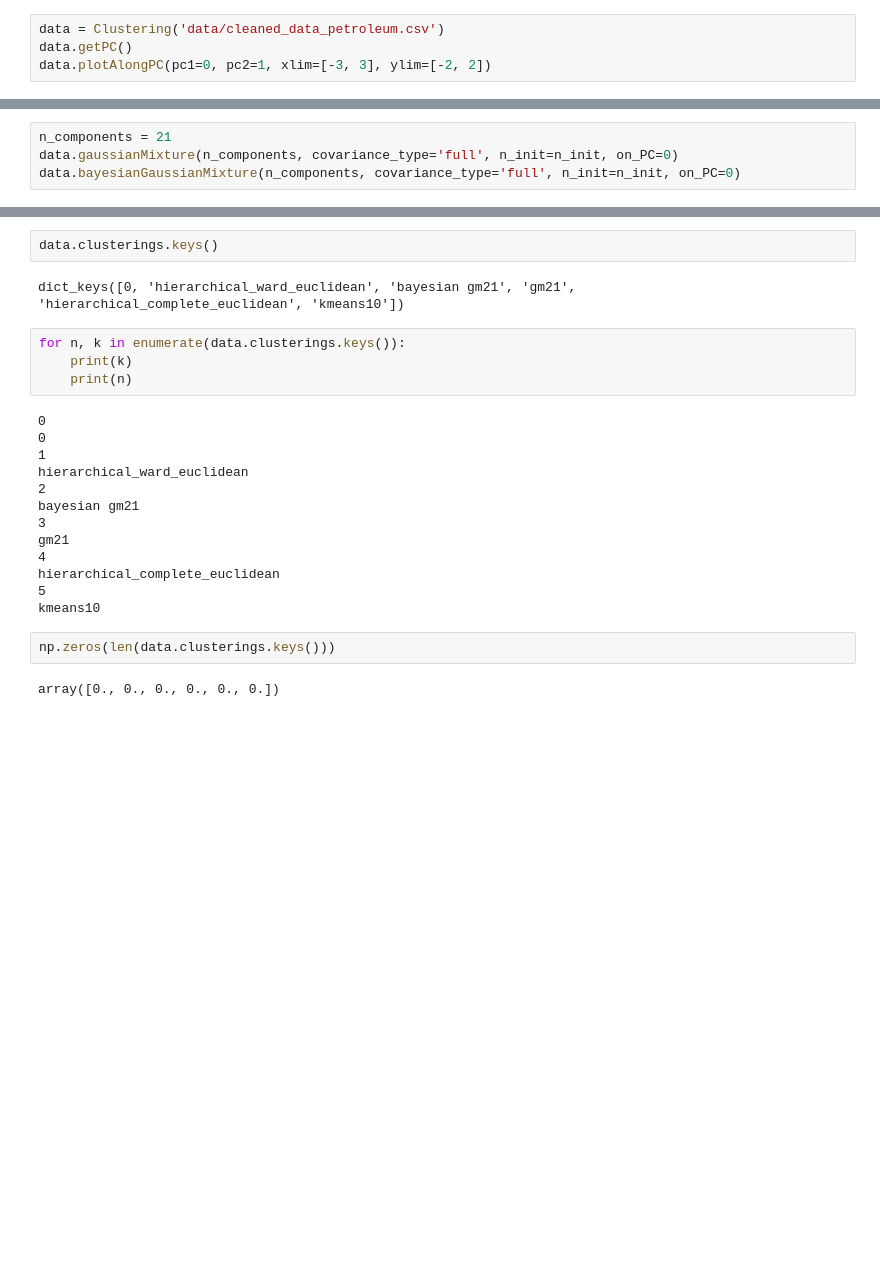
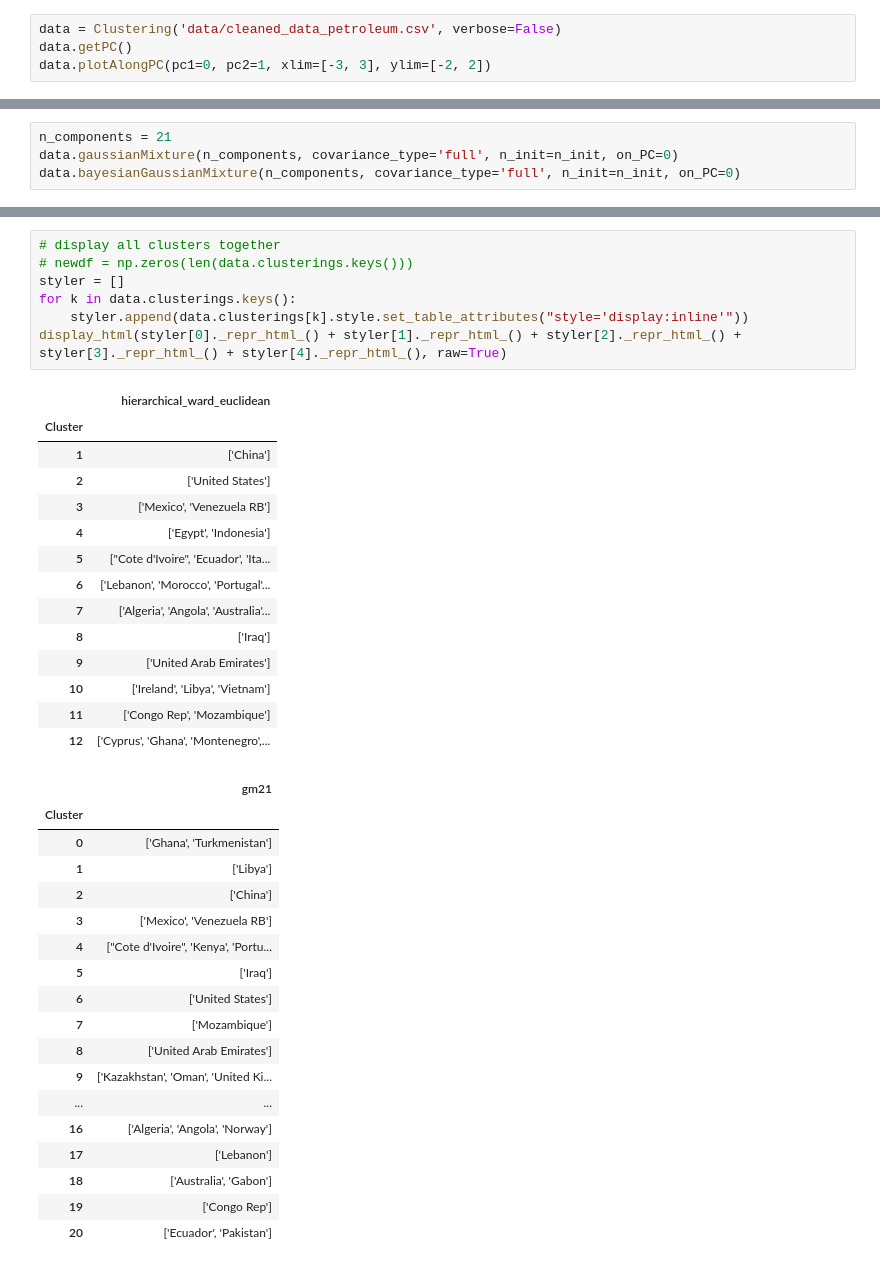
Before and after one commit to WolfLo/clustering-economies, a Jupyter notebook: petroleum.ipynb, the cells around one changed output, grey strips where cells are left out. Drawn from its saved outputs; the diff is of its cells as text; blank space fills up the shorter version.

Commit message:
visualizing clusters2

```diff
--- a/petroleum.ipynb
+++ b/petroleum.ipynb
@@ -108,5 +89,5 @@ for c in prep.df.columns[1:]:
 # %%
-data = Clustering('data/cleaned_data_petroleum.csv')
+data = Clustering('data/cleaned_data_petroleum.csv', verbose=False)
 data.getPC()
 data.plotAlongPC(pc1=0, pc2=1, xlim=[-3, 3], ylim=[-2, 2])
 # %% [output]
@@ -189,28 +156,43 @@ data.hierarchicalClustering(metric='euclidean', method='complete', threshold=1.5
 Hierarchical clustering with euclidean distance metric.
 [interactive output not drawn]
 [interactive output not drawn]
-# %%
-data.clusterings.keys()
-# %% [output]
-dict_keys([0, 'hierarchical_ward_euclidean', 'bayesian gm21', 'gm21', 'hierarchical_complete_euclidean', 'kmeans10'])
-# %%
-for n, k in enumerate(data.clusterings.keys()):
-    print(k)
-    print(n)
-# %% [output]
-0
-0
-1
-hierarchical_ward_euclidean
-2
-bayesian gm21
-3
-gm21
-4
-hierarchical_complete_euclidean
-5
-kmeans10
-# %%
-np.zeros(len(data.clusterings.keys()))
-# %% [output]
-array([0., 0., 0., 0., 0., 0.])
+# %%
+# display all clusters together
+# newdf = np.zeros(len(data.clusterings.keys()))
+styler = []
+for k in data.clusterings.keys():
+    styler.append(data.clusterings[k].style.set_table_attributes("style='display:inline'"))
+display_html(styler[0]._repr_html_() + styler[1]._repr_html_() + styler[2]._repr_html_() + styler[3]._repr_html_() + styler[4]._repr_html_(), raw=True)
+# %% [output]
+|  | hierarchical_ward_euclidean |
+| Cluster |  |
+| 1 | ['China'] |
+| 2 | ['United States'] |
+| 3 | ['Mexico', 'Venezuela RB'] |
+| 4 | ['Egypt', 'Indonesia'] |
+| 5 | ["Cote d'Ivoire", 'Ecuador', 'Ita... |
+| 6 | ['Lebanon', 'Morocco', 'Portugal'... |
+| 7 | ['Algeria', 'Angola', 'Australia'... |
+| 8 | ['Iraq'] |
+| 9 | ['United Arab Emirates'] |
+| 10 | ['Ireland', 'Libya', 'Vietnam'] |
+| 11 | ['Congo Rep', 'Mozambique'] |
+| 12 | ['Cyprus', 'Ghana', 'Montenegro',... |
+|  | gm21 |
+| Cluster |  |
+| 0 | ['Ghana', 'Turkmenistan'] |
+| 1 | ['Libya'] |
+| 2 | ['China'] |
+| 3 | ['Mexico', 'Venezuela RB'] |
+| 4 | ["Cote d'Ivoire", 'Kenya', 'Portu... |
+| 5 | ['Iraq'] |
+| 6 | ['United States'] |
+| 7 | ['Mozambique'] |
+| 8 | ['United Arab Emirates'] |
+| 9 | ['Kazakhstan', 'Oman', 'United Ki... |
+| ... | ... |
+| 16 | ['Algeria', 'Angola', 'Norway'] |
+| 17 | ['Lebanon'] |
+| 18 | ['Australia', 'Gabon'] |
+| 19 | ['Congo Rep'] |
+| 20 | ['Ecuador', 'Pakistan'] |
```
Also changed, not shown: parts of 37 cells of this notebook, 1 other file.
